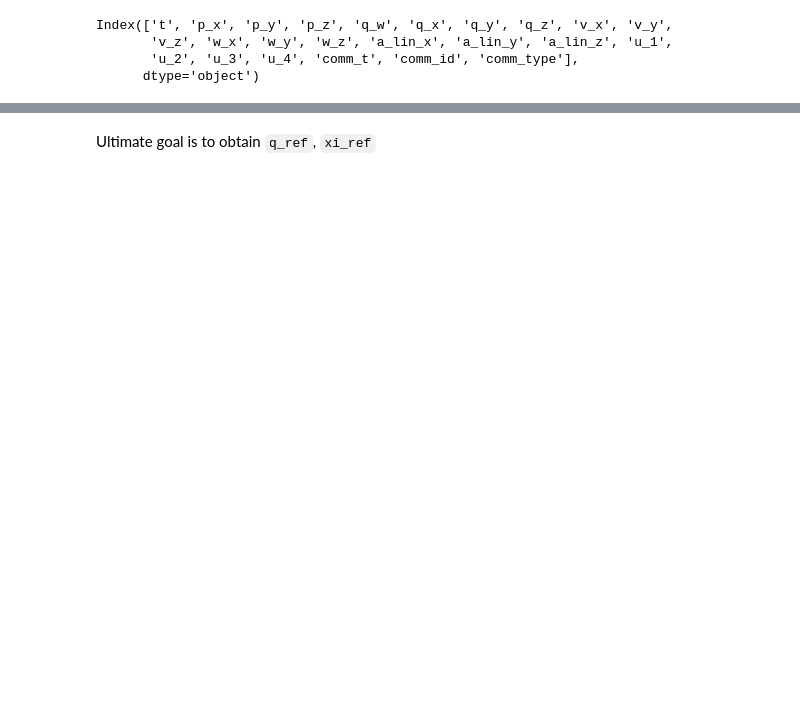
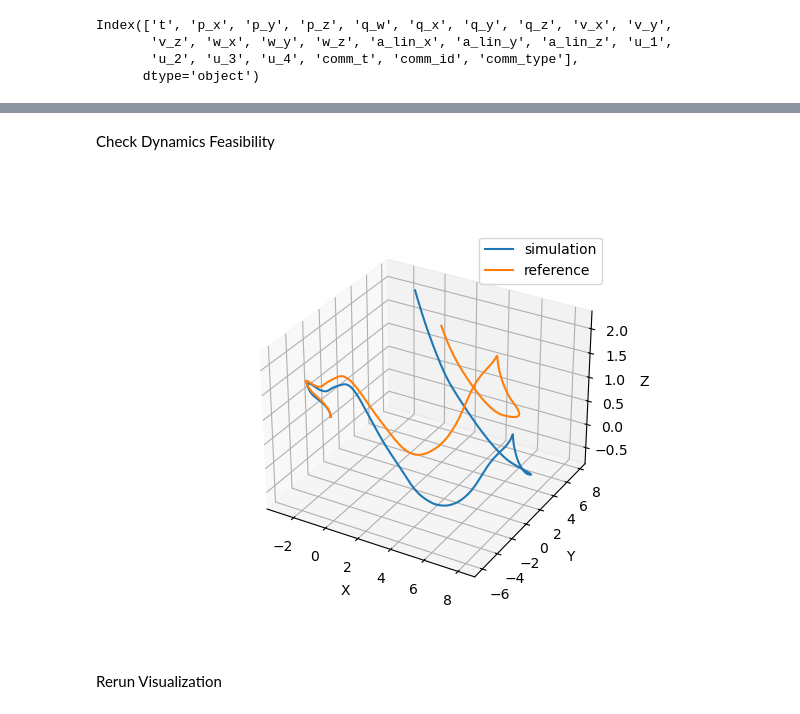
Before and after one commit to chenghuailin/trajectory_optimization_matrix_lie_groups, a Jupyter notebook: visualization/convert_path_to_reference.ipynb, the cells around one changed output, grey strips where cells are left out. Saved outputs shown, nothing was run; the diff lists cells and outputs as text; code cells hidden in the pictures; blank space fills up the shorter version.

Commit message:
Develop 3d pendulum reference generation

```diff
--- a/visualization/convert_path_to_reference.ipynb
+++ b/visualization/convert_path_to_reference.ipynb
@@ -81,8 +79,47 @@ plt.show()
 # with open(file_name+'.npy', 'rb') as f:
 #     q_ref = np.load(f)
 #     xi_ref = np.load(f)
-# %% [markdown]
-Ultimate goal is to obtain `q_ref`, `xi_ref`
+# %% [markdown]
+Check Dynamics Feasibility
+# %%
+import sys
+sys.path.append('..')
+from traoptlibrary.traopt_utilis import se32manifse3, SE32manifSE3
+from manifpy import SE3
+
+xi_ref_mnf = [ se32manifse3(x) for x in xi_ref ]
+q_ref_mnf = [ SE32manifSE3(x) for x in q_ref]
+N = len(q_ref_mnf)
+dt = 0.004
+
+q = SE32manifSE3( q_ref[0] )
+q_list = []
+q_list.append(q)
+
+for i in range(N):
+    q = q.rplus(xi_ref_mnf[i] * dt)
+    q_list.append(q)
+
+positions_sim = np.array([ x.translation() for x in q_list ])
+positions_ref = np.array([ x.translation() for x in q_ref_mnf ])
+# %%
+%matplotlib widget
+# from mpl_toolkits.mplot3d import Axes3D
+
+fig = plt.figure()
+ax = fig.add_subplot(111, projection='3d')
+ax.plot( positions_sim[:,0],positions_sim[:,1],positions_sim[:,2], label='simulation' )
+ax.plot( positions_ref[:,0],positions_ref[:,1],positions_ref[:,2], label='reference' )
+ax.set_xlabel('X')
+ax.set_ylabel('Y')
+ax.set_zlabel('Z')
+
+plt.legend()
+plt.show()
+# %% [output]
+[figure, added]
+# %% [markdown]
+Rerun Visualization
 # %%
 import rerun as rr
 import numpy as np
```
Also changed, not shown: parts of 14 cells of this notebook, 1 other file.
